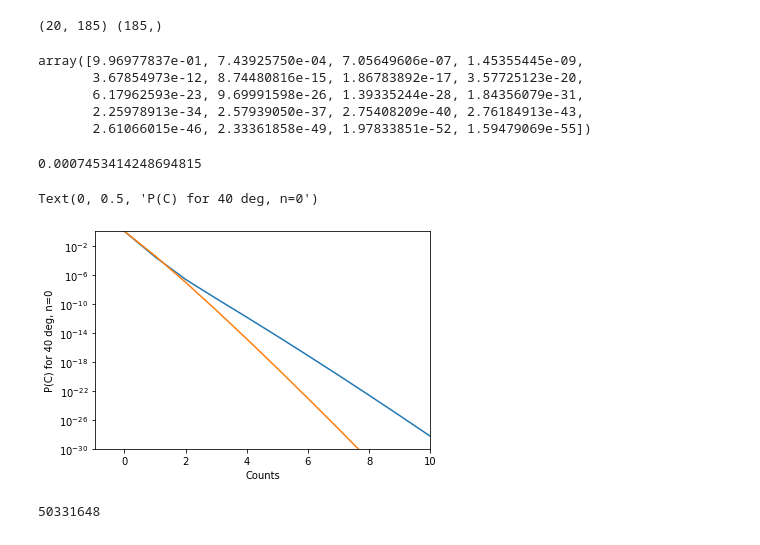
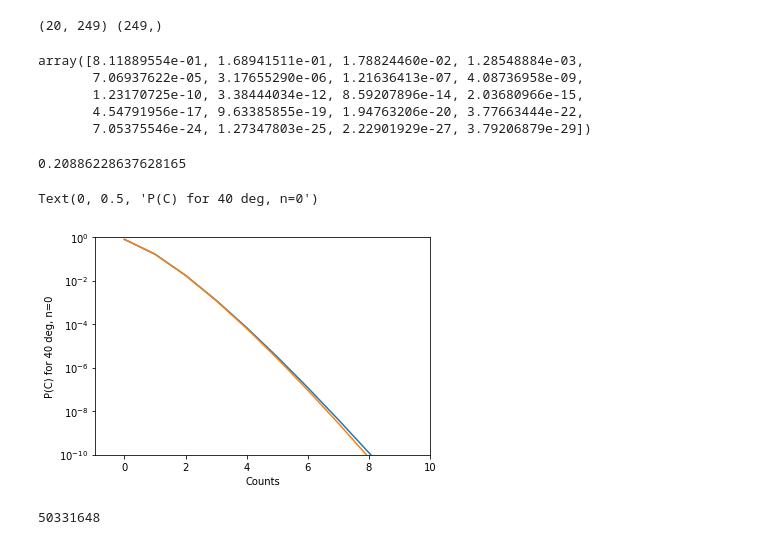
Before and after one commit to runburg/dm_gal_substructure, a Jupyter notebook: n0_skymaps.ipynb, the cells around one changed output. Drawn from its saved outputs; the diff is of its cells as text; code cells hidden in the pictures.

```diff
--- a/n0_skymaps.ipynb
+++ b/n0_skymaps.ipynb
@@ -47,6 +51,6 @@ with np.load('./output/n0_pshfunc.npz') as f:
     psh2d = f['psh']
 # %%
 pshfunc2d = intp.interp2d(psi, fluxes, psh2d, bounds_error=False, fill_value=0)
-fluxes = fluxes[10:-55]
+fluxes = fluxes[0:-1]
 np.log10(fluxes[-1])
 # %% [output]
@@ -121,30 +125,30 @@ pcvals = np.trapz(pshfunc2d(psi, fluxes).flatten() * poisson.pmf(counts[:, np.ne
 # func = pshfunc2d(40, fluxes).flatten() * poisson.pmf(2, exposure * fluxes)
 pcvals
 # %% [output]
-(20, 185) (185,)
+(20, 249) (249,)
-array([9.96977837e-01, 7.43925750e-04, 7.05649606e-07, 1.45355445e-09,
-       3.67854973e-12, 8.74480816e-15, 1.86783892e-17, 3.57725123e-20,
-       6.17962593e-23, 9.69991598e-26, 1.39335244e-28, 1.84356079e-31,
-       2.25978913e-34, 2.57939050e-37, 2.75408209e-40, 2.76184913e-43,
-       2.61066015e-46, 2.33361858e-49, 1.97833851e-52, 1.59479069e-55])
+array([8.11889554e-01, 1.68941511e-01, 1.78824460e-02, 1.28548884e-03,
+       7.06937622e-05, 3.17655290e-06, 1.21636413e-07, 4.08736958e-09,
+       1.23170725e-10, 3.38444034e-12, 8.59207896e-14, 2.03680966e-15,
+       4.54791956e-17, 9.63385855e-19, 1.94763206e-20, 3.77663444e-22,
+       7.05375546e-24, 1.27347803e-25, 2.22901929e-27, 3.79206879e-29])
 # %%
 print(exposure*np.trapz(fluxes * pshfunc2d(40, fluxes).flatten(), fluxes))
 pp = poisson.pmf(counts, exposure*np.trapz(fluxes * pshfunc2d(40, fluxes).flatten(), fluxes))
 # %% [output]
-0.0007453414248694815
+0.20886228637628165
 # %%
 plt.plot(counts, pcvals)
 plt.plot(counts, pp)
 ax = plt.gca()
 
 ax.set_yscale('log')
-ax.set_ylim(top=1, bottom=1e-30)
+ax.set_ylim(top=1, bottom=1e-10)
 ax.set_xlim(right=10)
 ax.set_xlabel('Counts')
 ax.set_ylabel('P(C) for 40 deg, n=0')
 # %% [output]
 Text(0, 0.5, 'P(C) for 40 deg, n=0')
-[figure, old version]
+[figure, new version]
 # %%
 import healpy
 # %%
```
Also changed, not shown: parts of 5 cells of this notebook, 2 other files.
